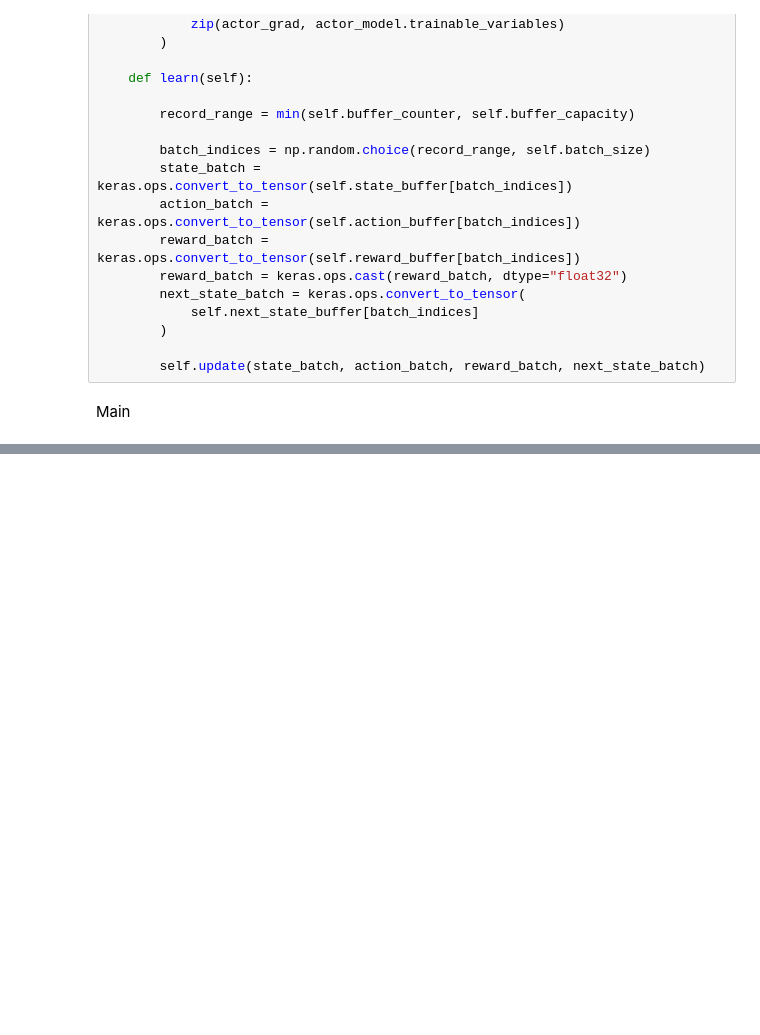
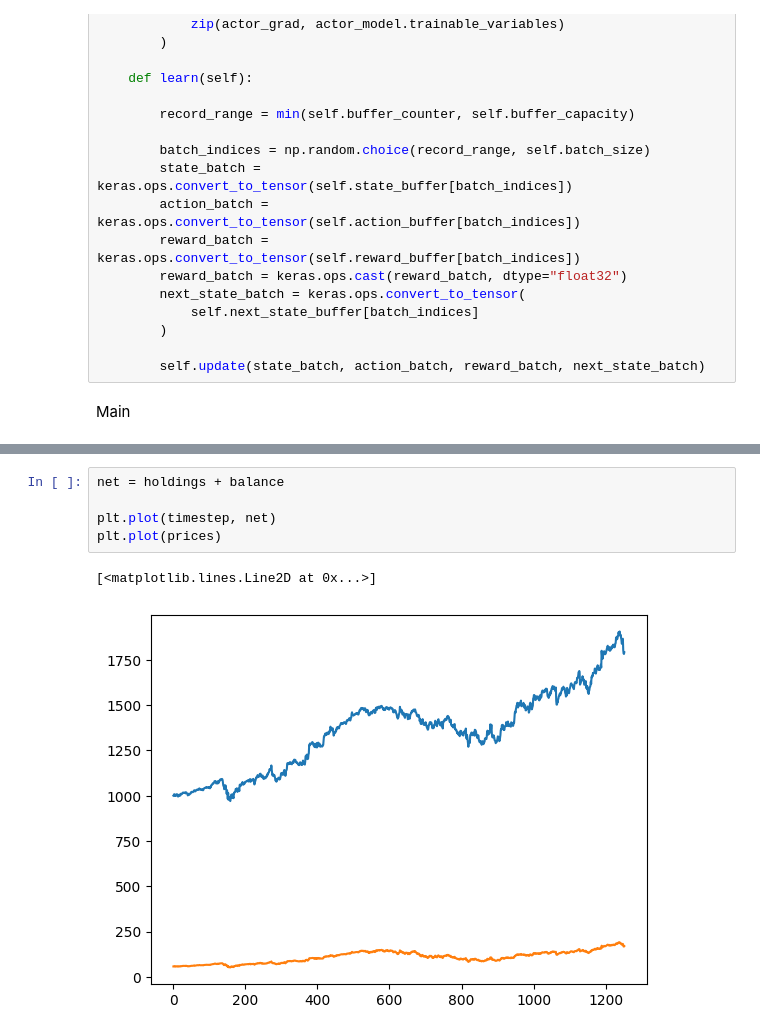
Before and after one commit to MDBowen/StockPred, a Jupyter notebook: Reinfocement_Learning/ddpg.ipynb, the cells around one changed output, grey strips where cells are left out. Drawn from its saved outputs; the diff is of its cells as text; blank space fills up the shorter version.

```diff
--- a/Reinfocement_Learning/ddpg.ipynb
+++ b/Reinfocement_Learning/ddpg.ipynb
@@ -432,0 +474,8 @@ plt.show()
+# %%
+net = holdings + balance
+
+plt.plot(timestep, net)
+plt.plot(prices)
+# %% [output]
+[<matplotlib.lines.Line2D at 0x...>]
+[figure, added]
```
Also changed, not shown: parts of 11 cells of this notebook, 1 other file.
